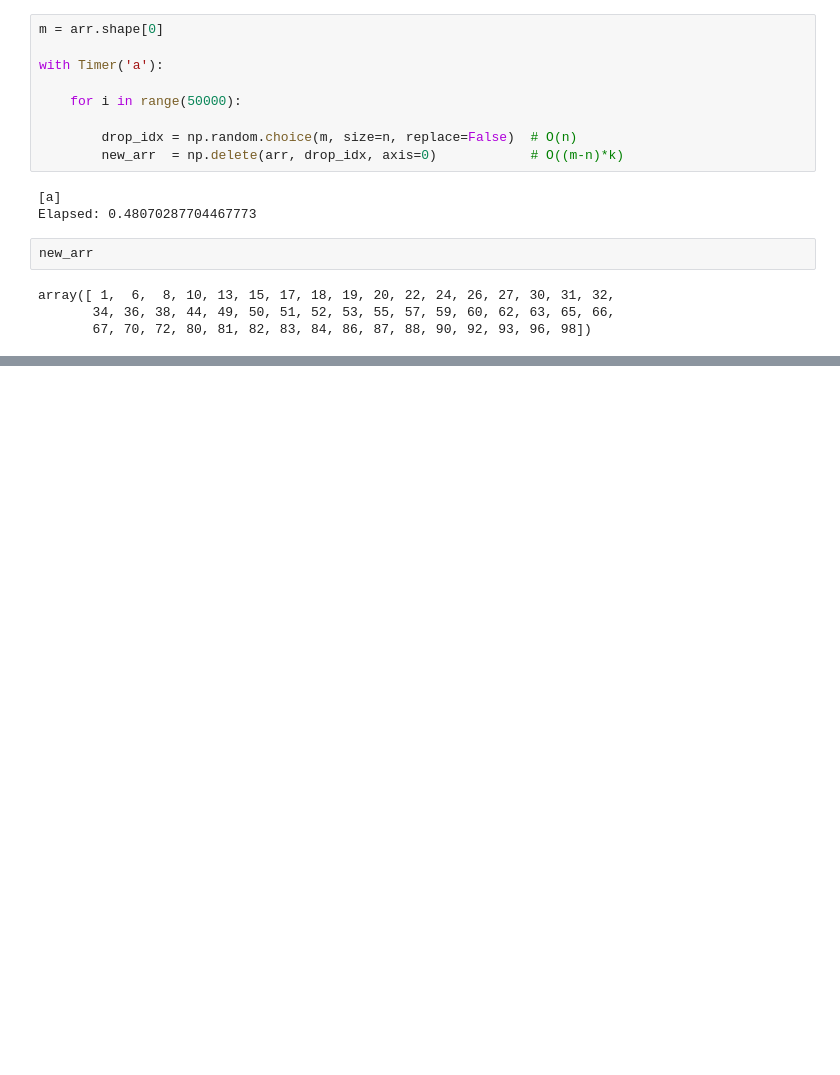
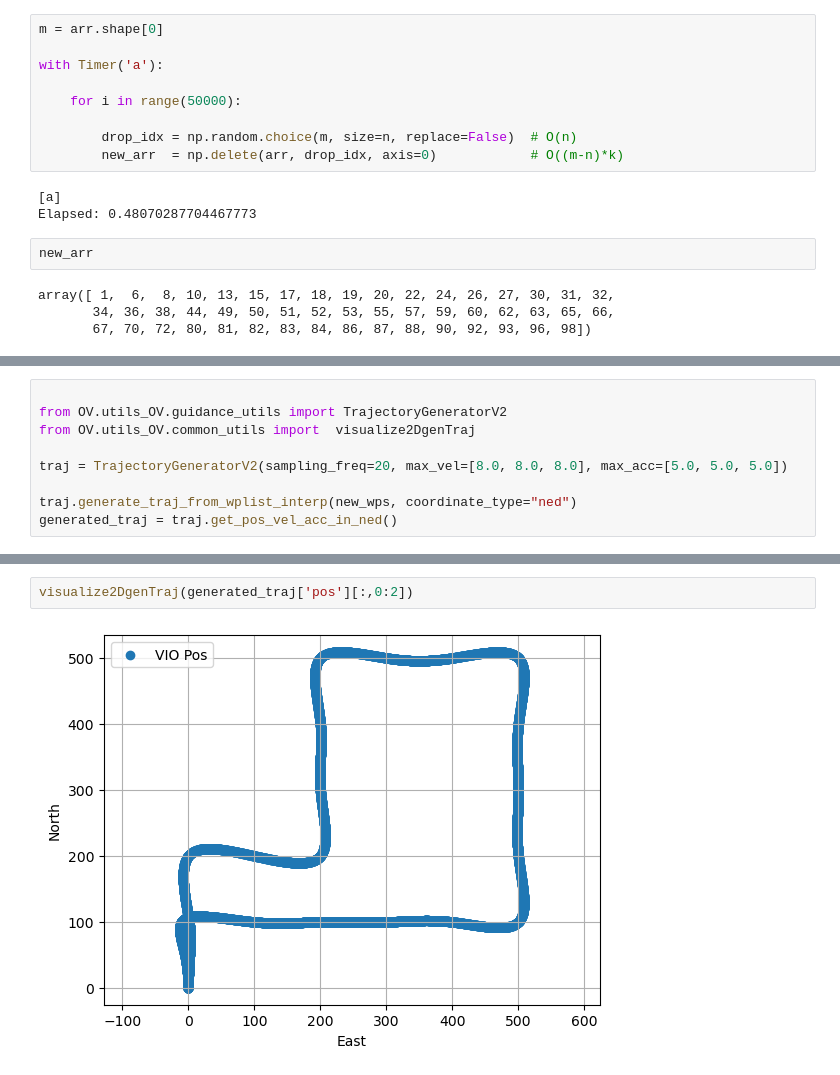
Before and after one commit to bakisanlan/FeatureMatching-PythonCODE, a Jupyter notebook: deneme.ipynb, the cells around one changed output, grey strips where cells are left out. Drawn from its saved outputs; the diff is of its cells as text; blank space fills up the shorter version.

```diff
--- a/deneme.ipynb
+++ b/deneme.ipynb
@@ -428,0 +478,9 @@ array([ 1,  6,  8, 10, 13, 15, 17, 18, 19, 20, 22, 24, 26, 27, 30, 31, 32,
+# %%
+
+from OV.utils_OV.guidance_utils import TrajectoryGeneratorV2
+from OV.utils_OV.common_utils import  visualize2DgenTraj
+
+traj = TrajectoryGeneratorV2(sampling_freq=20, max_vel=[8.0, 8.0, 8.0], max_acc=[5.0, 5.0, 5.0])
+
+traj.generate_traj_from_wplist_interp(new_wps, coordinate_type="ned")
+generated_traj = traj.get_pos_vel_acc_in_ned()
@@ -428,0 +504,4 @@ array([ 1,  6,  8, 10, 13, 15, 17, 18, 19, 20, 22, 24, 26, 27, 30, 31, 32,
+# %%
+visualize2DgenTraj(generated_traj['pos'][:,0:2])
+# %% [output]
+[figure, added]
```
Also changed, not shown: parts of 7 cells of this notebook, 7 other files.
